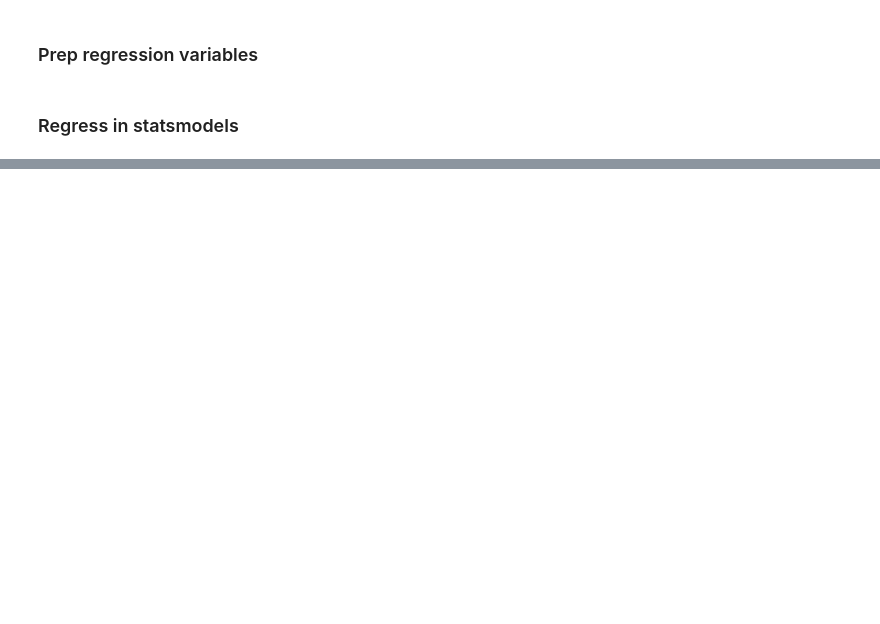
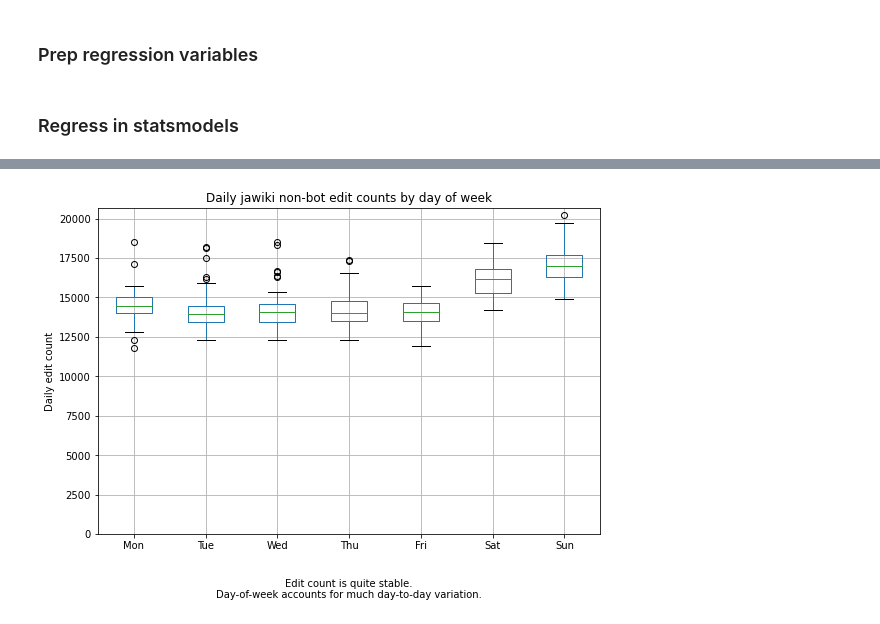
Before and after one commit to bhrdj/predwikt, a Jupyter notebook: notebooks/1.03-sfb-assess-jawiki-and-time-dependency.ipynb, the cells around one changed output, grey strips where cells are left out. Drawn from its saved outputs; the diff is of its cells as text; code cells hidden in the pictures; blank space fills up the shorter version.

```diff
--- a/notebooks/1.03-sfb-visualize-jawiki-and-time-dependency.ipynb
+++ b/notebooks/1.03-sfb-assess-jawiki-and-time-dependency.ipynb
@@ -283,0 +392,4 @@ pd.DataFrame({'var':X.columns,'coeff':rslt.params.round(1), 'stderr':rslt.bse.ro
+# %%
+weekday_edit_counts_boxplot_fig
+# %% [output]
+[figure, added]
```
Also changed, not shown: parts of 87 cells of this notebook, 12 other files.
